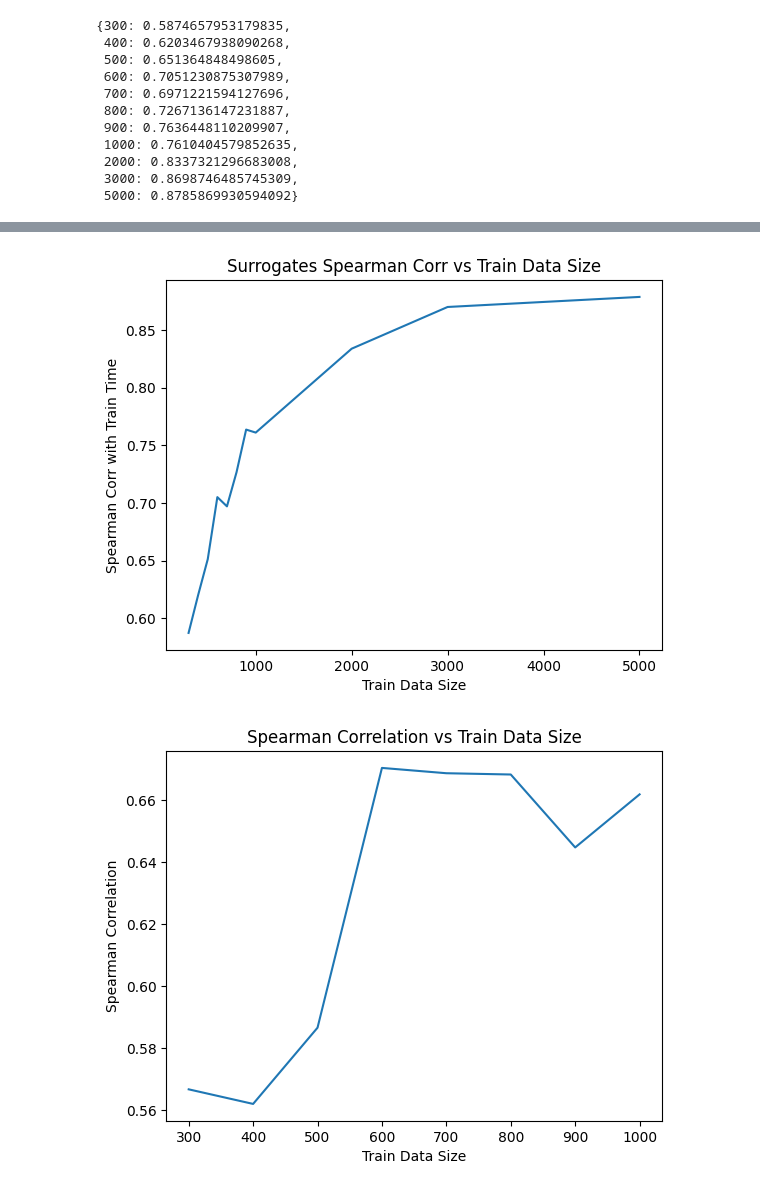
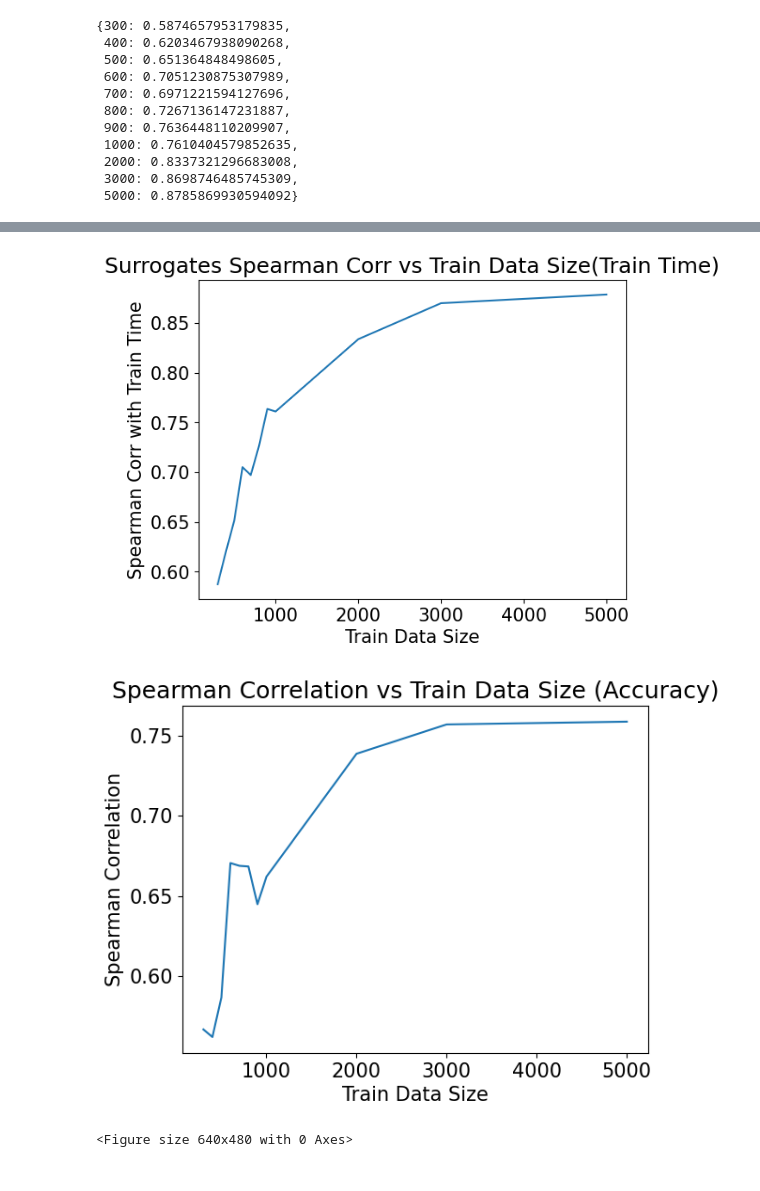
Before and after one commit to emreds/data-centric-nas, a Jupyter notebook: notebooks/model_picking.ipynb, the cells around one changed output, grey strips where cells are left out. Cells and saved outputs as stored; diff of their text form; code cells hidden in the pictures.

```diff
--- a/notebooks/model_picking.ipynb
+++ b/notebooks/model_picking.ipynb
@@ -43,8 +43,8 @@ def collect_metrics(meta_data: Path, model_sizes: List[int], seeds: List[int], t
 
     return train_size_seed_errors
 # %%
-train_time_metrics = collect_metrics(meta_data, model_sizes, seeds, "train_time")
-val_acc_metrics = collect_metrics(meta_data, model_sizes, seeds, "val_accuracy")
+train_time_metrics = collect_metrics(meta_data, model_sizes, seeds, "train_time/olds")
+val_acc_metrics = collect_metrics(meta_data, model_sizes, seeds, "val_accuracy/olds")
 # %%
 train_time_metrics
 # %% [output]
@@ -136,3 +136,6 @@ acc_avg_spearman
+# %%
+
+plt.rcParams.update({'font.size': 15})
 # %%
 import matplotlib.pyplot as plt
 
@@ -169,33 +175,35 @@ plt.plot(keys, values)
 # Add labels and a title
 plt.xlabel("Train Data Size")
 plt.ylabel("Spearman Corr with Train Time")
-plt.title("Surrogates Spearman Corr vs Train Data Size")
+plt.title("Surrogates Spearman Corr vs Train Data Size(Train Time)")
 
 # Show the plot
 plt.show()
 # %% [output]
-[figure, old version]
+[figure, new version]
 # %%
 import matplotlib.pyplot as plt
 
 # Sample dictionary with keys as x-axis and values as y-axis
 
 # Extract keys and values from the dictionary
 keys = list(acc_avg_spearman.keys())
 values = list(acc_avg_spearman.values())
 
 # Create a bar plot using matplotlib
 plt.plot(keys, values)
 
 # Add labels and a title
 plt.xlabel("Train Data Size")
 plt.ylabel("Spearman Correlation")
-plt.title("Spearman Correlation vs Train Data Size")
+plt.title("Spearman Correlation vs Train Data Size (Accuracy)")
 
 # Show the plot
 plt.show()
+plt.savefig("../analysis/plots/spearman_acc.png")
 # %% [output]
-[figure, old version]
+[figure, new version]
+<Figure size 640x480 with 0 Axes>
 # %%
 import matplotlib.pyplot as plt
 
```
Also changed, not shown: parts of 4 cells of this notebook, 3 other files.
